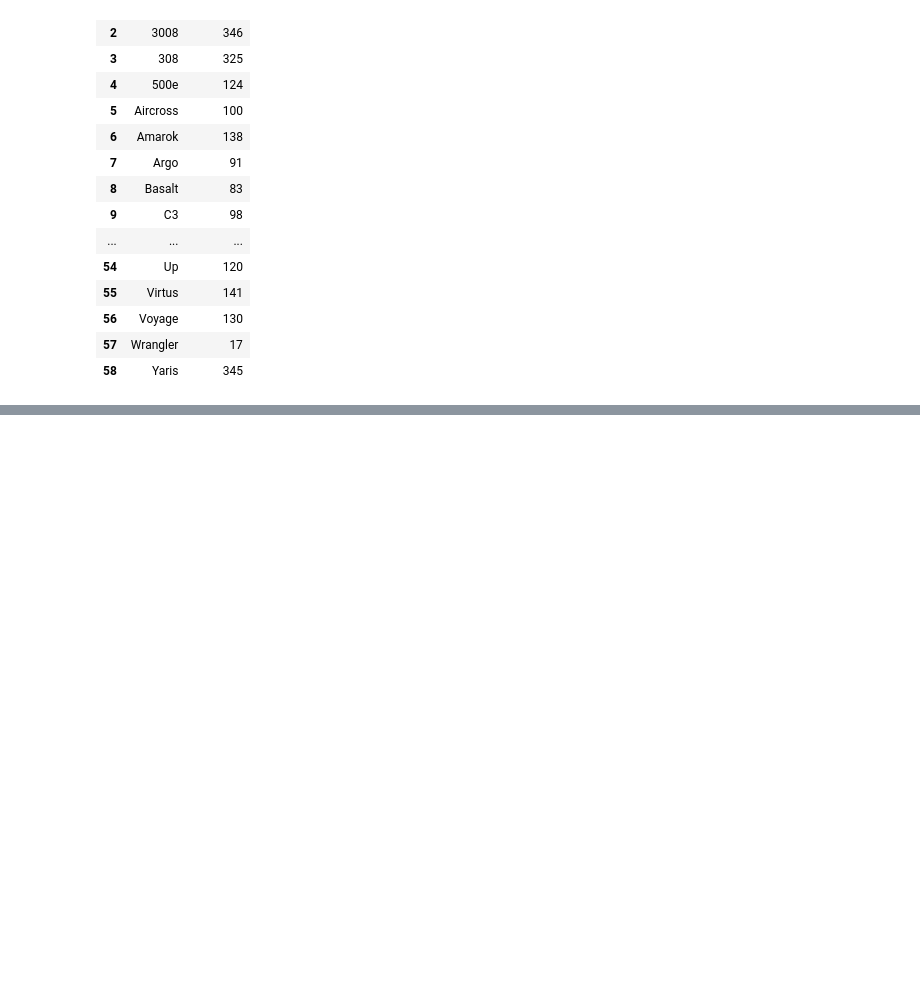
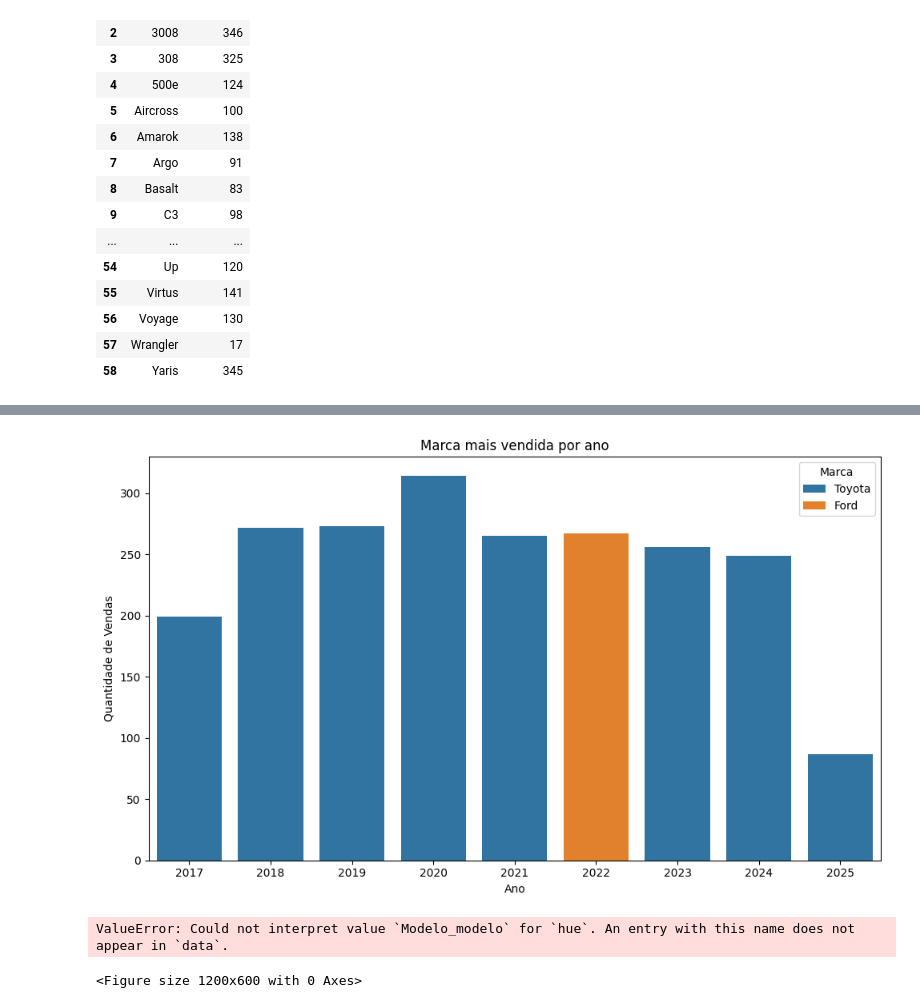
Before and after one commit to cfernandesrj/Projeto-Analise-Carros---AULA-11-07, a Jupyter notebook: Analise venda carros.ipynb, the cells around one changed output, grey strips where cells are left out. Drawn from its saved outputs; the diff is of its cells as text; code cells hidden in the pictures; blank space fills up the shorter version.

```diff
--- a/Analise venda carros.ipynb
+++ b/Analise venda carros.ipynb
@@ -69,3 +70,8 @@ df_ano
 | 56 | Voyage | 130 |
 | 57 | Wrangler | 17 |
 | 58 | Yaris | 345 |
+# %%
+df['Data_venda'] = pd.to_datetime(df['Data_venda'])
+df['Ano_venda'] = df['Data_venda'].dt.year
+vendas_marca_ano = df.groupby(['Ano_venda', 'Marca']).size().reset_index(name='Quantidade')
+vendas_marca_ano
@@ -71,0 +92,3 @@ df_ano
+# %%
+marca_top_ano = vendas_marca_ano.sort_values('Quantidade', ascending=False).drop_duplicates(['Ano_venda'])
+marca_top_ano
@@ -71,0 +106,48 @@ df_ano
+# %%
+plt.figure(figsize=(10, 6))
+sns.barplot(data=marca_top_ano, x='Ano_venda', y='Quantidade', hue='Marca')
+plt.title('Marca mais vendida por ano')
+plt.xlabel('Ano')
+plt.ylabel('Quantidade de Vendas')
+plt.legend(title='Marca')
+plt.tight_layout()
+plt.show()
+# %% [output]
+[figure, added]
+# %%
+# Passo 2: Marca mais vendida por ano
+vendas_marca = df.groupby(['Ano_venda', 'Marca']).size().reset_index(name='Qtd_vendas')
+marca_top = vendas_marca.sort_values('Qtd_vendas', ascending=False).drop_duplicates('Ano_venda')
+
+# Passo 3: Filtrar o DataFrame apenas com as marcas campeãs por ano
+df_top_marcas = pd.merge(df, marca_top[['Ano_venda', 'Marca']], on=['Ano_venda', 'Marca'])
+
+# Passo 4: Encontrar o modelo mais vendido de cada uma dessas marcas por ano
+vendas_modelo = df_top_marcas.groupby(['Ano_venda', 'Modelo']).size().reset_index(name='Qtd_vendas')
+modelo_top = vendas_modelo.sort_values('Qtd_vendas', ascending=False).drop_duplicates('Ano_venda')
+
+# Passo 5: Juntar marca e modelo (pra usar no gráfico)
+df_final = pd.merge(marca_top, modelo_top, on='Ano_venda', suffixes=('_marca', '_modelo'))
+
+# Agora temos: Ano_venda | Marca | Qtd_vendas_marca | Modelo | Qtd_vendas_modelo
+
+# Passo 6: Gráfico com Seaborn
+plt.figure(figsize=(12, 6))
+sns.barplot(data=df_final, x='Ano_venda', y='Qtd_vendas_marca', hue='Modelo_modelo', palette='Set2')
+
+# Adiciona o nome da marca no topo da barra
+for index, row in df_final.iterrows():
+    plt.text(x=row['Ano_venda'],
+             y=row['Qtd_vendas_marca'] + 5,
+             s=row['Marca'],
+             ha='center', fontsize=9, fontweight='bold')
+
+plt.title('Marca + Modelo mais vendidos por ano')
+plt.xlabel('Ano da Venda')
+plt.ylabel('Quantidade de Vendas')
+plt.legend(title='Modelo mais vendido da marca campeã')
+plt.tight_layout()
+plt.show()
+# %% [output]
+ValueError: Could not interpret value `Modelo_modelo` for `hue`. An entry with this name does not appear in `data`.
+<Figure size 1200x600 with 0 Axes>
```
Also changed, not shown: parts of 3 cells of this notebook.
